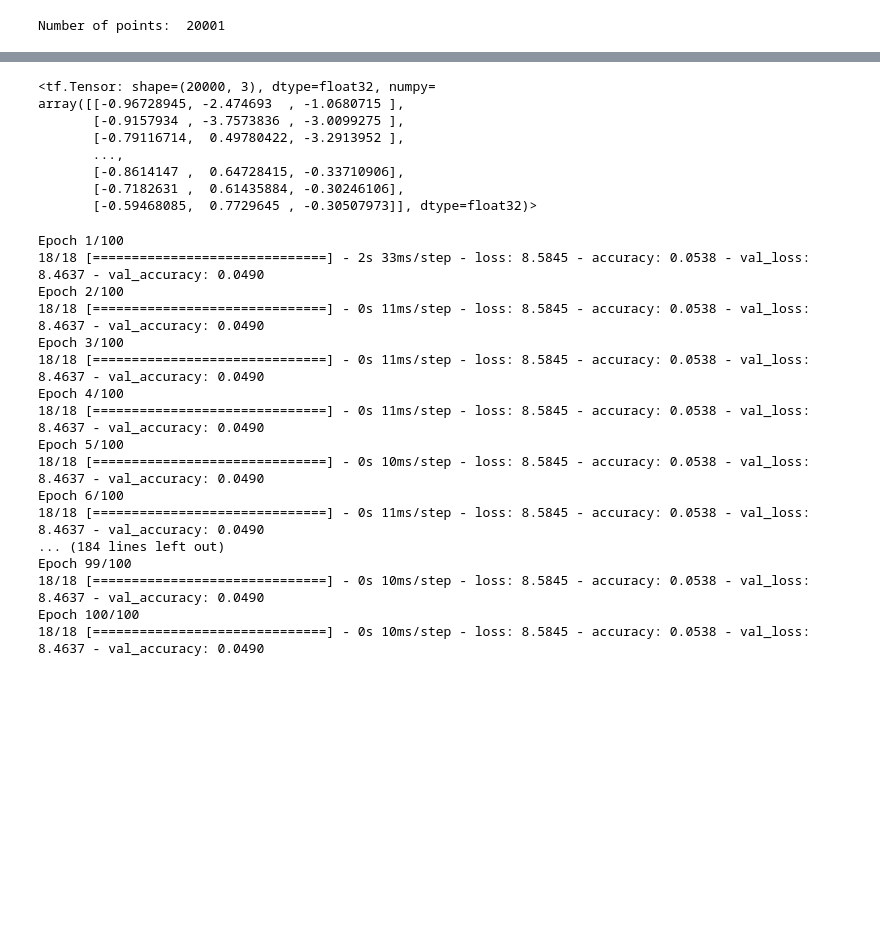
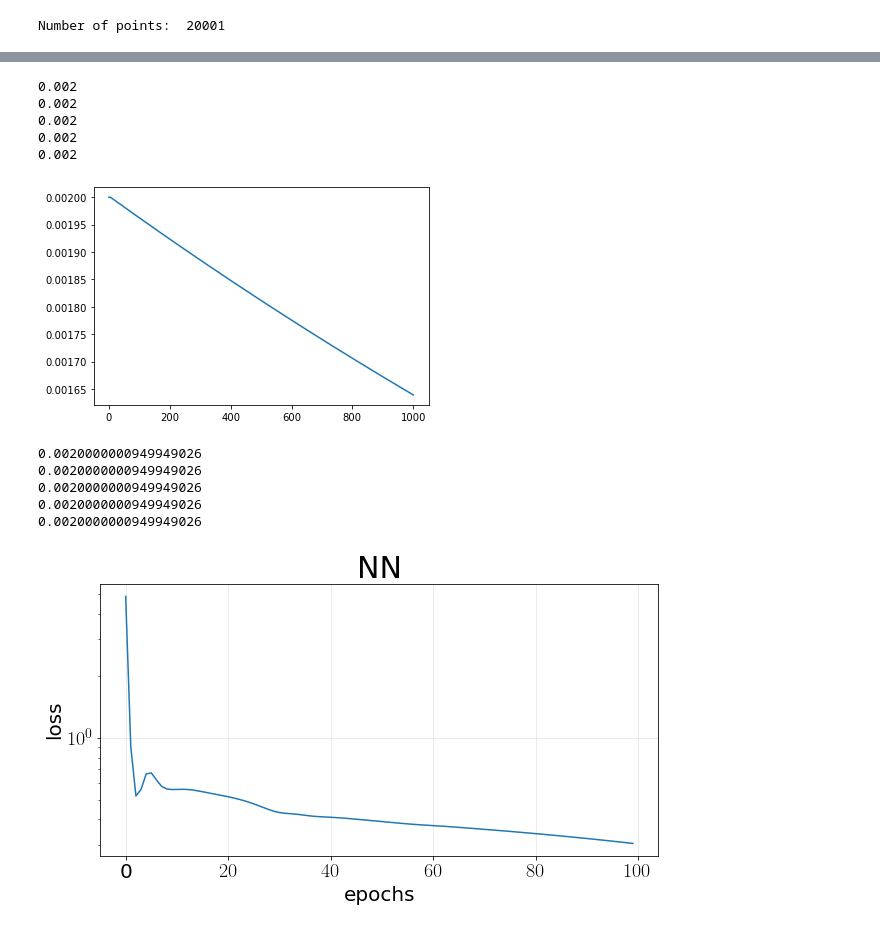
Before and after one commit to Ricvalp/SymplecticTimeReversibleNN, a Jupyter notebook: 3D_system/RealNVP_tfb.ipynb, the cells around one changed output, grey strips where cells are left out. Drawn from its saved outputs; the diff is of its cells as text; code cells hidden in the pictures; blank space fills up the shorter version.

```diff
--- a/3D_system/RealNVP_tfb.ipynb
+++ b/3D_system/RealNVP_tfb.ipynb
@@ -201,16 +220,30 @@ class RealNVPModel(tf.keras.Model):
 # %%
 model = RealNVPModel(shift_and_log_scale)
-# %%
-model(x_train)
-# %% [output]
-<tf.Tensor: shape=(20000, 3), dtype=float32, numpy=
-array([[-0.96728945, -2.474693  , -1.0680715 ],
-       [-0.9157934 , -3.7573836 , -3.0099275 ],
-       [-0.79116714,  0.49780422, -3.2913952 ],
-       ...,
-       [-0.8614147 ,  0.64728415, -0.33710906],
-       [-0.7182631 ,  0.61435884, -0.30246106],
-       [-0.59468085,  0.7729645 , -0.30507973]], dtype=float32)>
+# %%
+# DECAYING LEARNING RATE
+def scheduler(epoch, lr):
+    if epoch < 5:
+        print(lr)
+        return lr
+    else:
+        #print(lr)
+        return lr*tf.math.exp(-0.0002)
+
+callback = tf.keras.callbacks.LearningRateScheduler(scheduler)
+# %%
+lr = [0.002]
+for i in range(1000):
+    lr.append(scheduler(i, lr[-1]))
+
+plt.plot(lr)
+plt.show()
+# %% [output]
+0.002
+0.002
+0.002
+0.002
+0.002
+[figure, added]
 # %%
 model.compile(
     loss= tf.keras.losses.MeanSquaredError(),
@@ -221,22 +254,26 @@ model.compile(
     metrics=["accuracy"],
 )
 # %%
-history = model.fit(x_train, y_train, validation_split=0.1, batch_size = 1000, epochs = 100, verbose=1) #np.array(x), [np.array(y),a,a]
+history = model.fit(train_dataset, epochs = 100, callbacks = [callback], verbose=0) #np.array(x), [np.array(y),a,a]
 # %% [output]
-Epoch 1/100
-18/18 [==============================] - 2s 33ms/step - loss: 8.5845 - accuracy: 0.0538 - val_loss: 8.4637 - val_accuracy: 0.0490
-Epoch 2/100
-18/18 [==============================] - 0s 11ms/step - loss: 8.5845 - accuracy: 0.0538 - val_loss: 8.4637 - val_accuracy: 0.0490
-Epoch 3/100
-18/18 [==============================] - 0s 11ms/step - loss: 8.5845 - accuracy: 0.0538 - val_loss: 8.4637 - val_accuracy: 0.0490
-Epoch 4/100
-18/18 [==============================] - 0s 11ms/step - loss: 8.5845 - accuracy: 0.0538 - val_loss: 8.4637 - val_accuracy: 0.0490
-Epoch 5/100
-18/18 [==============================] - 0s 10ms/step - loss: 8.5845 - accuracy: 0.0538 - val_loss: 8.4637 - val_accuracy: 0.0490
-Epoch 6/100
-18/18 [==============================] - 0s 11ms/step - loss: 8.5845 - accuracy: 0.0538 - val_loss: 8.4637 - val_accuracy: 0.0490
-... (184 lines left out)
-Epoch 99/100
-18/18 [==============================] - 0s 10ms/step - loss: 8.5845 - accuracy: 0.0538 - val_loss: 8.4637 - val_accuracy: 0.0490
-Epoch 100/100
-18/18 [==============================] - 0s 10ms/step - loss: 8.5845 - accuracy: 0.0538 - val_loss: 8.4637 - val_accuracy: 0.0490
+0.0020000000949949026
+0.0020000000949949026
+0.0020000000949949026
+0.0020000000949949026
+0.0020000000949949026
+# %%
+plt.figure(figsize = (10,5))
+#plt.plot(history.history["val_loss"])
+plt.plot(history.history["loss"])
+plt.rc('text', usetex=True)
+plt.rc('font', family='serif')
+plt.title(r'NN', fontsize = 30)
+plt.xlabel(r'epochs', fontsize=20)
+plt.ylabel(r'loss', fontsize=20)
+plt.yscale("log")
+plt.xticks(fontsize=20)
+plt.yticks(fontsize=20)
+plt.grid(axis='both', alpha=.3)
+#plt.savefig("loss_Henon_E01667")
+# %% [output]
+[figure, added]
```
Also changed, not shown: parts of 18 cells of this notebook.
